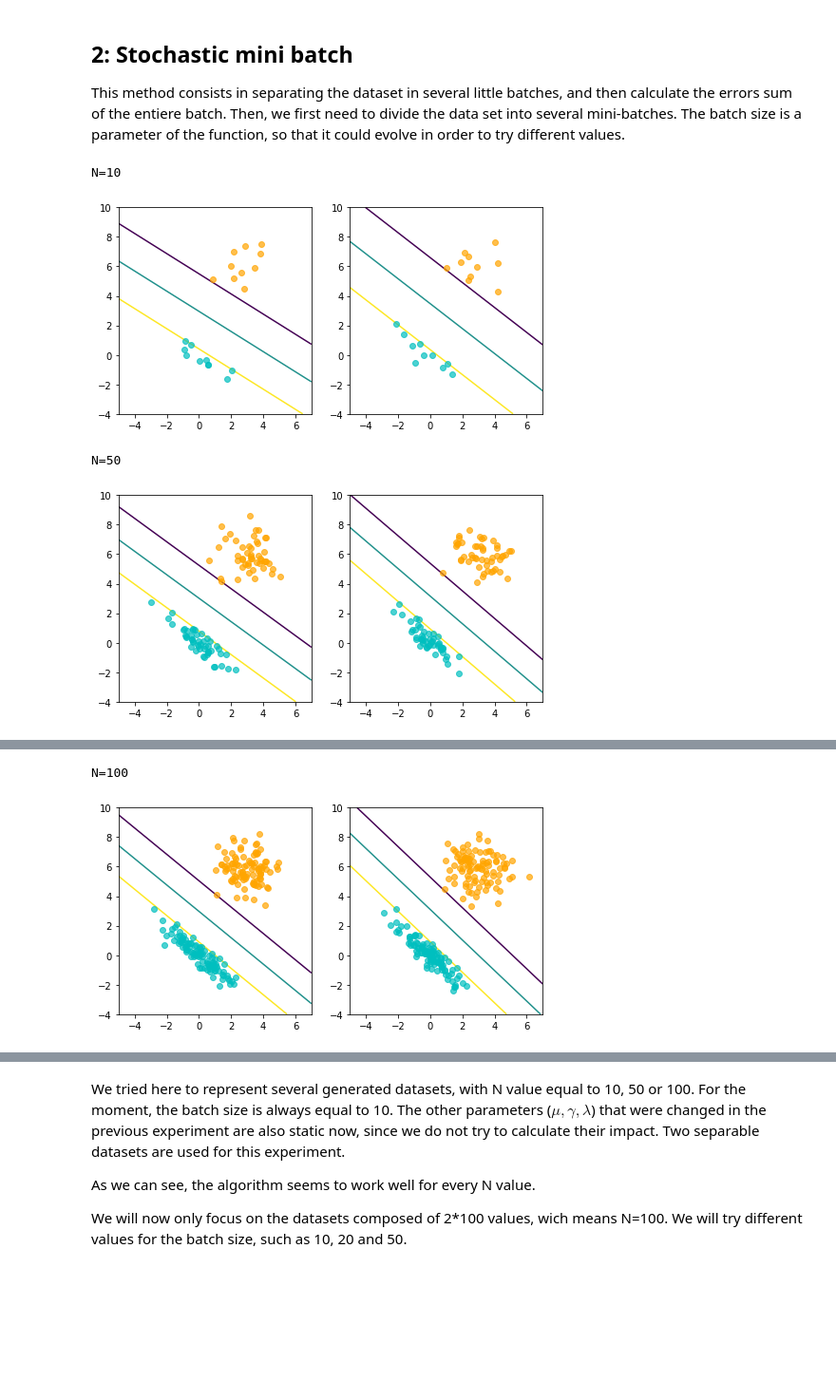
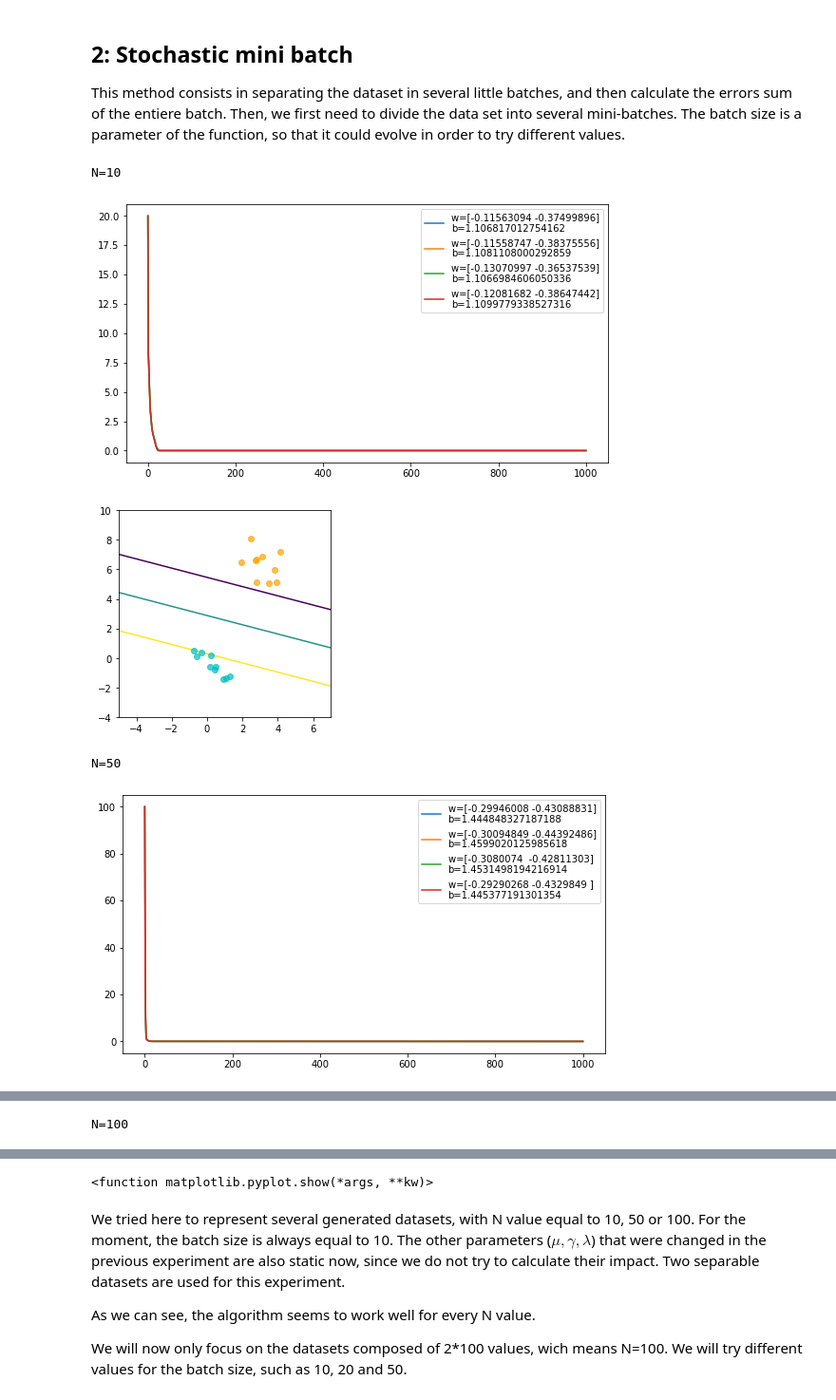
Before and after one commit to Roxane14/optimization, a Jupyter notebook: Lab4_5_CarlaSendra_RoxaneLeTensorer_RachelTrimble.ipynb, the cells around one changed output, grey strips where cells are left out. Shown at 95% size. Saved outputs shown, nothing was run; the diff lists cells and outputs as text; code cells hidden in the pictures; blank space fills up the shorter version.

```diff
--- a/Lab4_5_CarlaSendra_RoxaneLeTensorer_RachelTrimble.ipynb
+++ b/Lab4_5_CarlaSendra_RoxaneLeTensorer_RachelTrimble.ipynb
@@ -563,11 +562,15 @@ def construct_mini_batches(x, y, batch_size):
     x_batches=[]
     y_batches=[]
 
+    count = 0
+
     for i in range(int(len(x)/batch_size)):
-        new_x_batch=x[i:i+batch_size-1]
-        new_y_batch=y[i:i+batch_size-1]
+
+        new_x_batch=x[count:count+batch_size-1]
+        new_y_batch=y[count:count+batch_size-1]
         x_batches.append(new_x_batch)
         y_batches.append(new_y_batch)
+        count = count+batch_size-1
 
     return x_batches, y_batches
 # %%
@@ -620,52 +623,55 @@ def mini_batch_experiment(batch_size,X,Y, cluster1, cluster2):
     lam = 1e-4
     iters = 1000
 
+    fig = plt.figure(figsize=(20,5))
+    ax = fig.add_subplot(121)
+
     for i in range(4):
         w, b, best_point_seq, log_func = stoch_mini_batch(X, Y, lam, iters, mu, batch_size)
         ax.plot(best_point_seq, label='w='+str(w)+"\nb="+str(b))
+    ax.legend()
 
     plot_information = [cluster1, cluster2, w, b]
     return plot_information
 # %%
 # Try with different N values, and a batch size of 10
 
 batch_size = 10
 
 info = []
 info2 = []
 info3 = []
 
-for i in range(0,2):
 
-    N=10
-    X, Y, cluster1, cluster2 = generate_dataset(N,True)
-    newInfo = mini_batch_experiment(batch_size, X, Y, cluster1, cluster2)
-    info.append(newInfo)
-
-    N=50
-    X, Y, cluster1, cluster2 = generate_dataset(N,True)
-    newInfo = mini_batch_experiment(batch_size, X, Y, cluster1, cluster2)
-    info2.append(newInfo)
-
-    N=100
-    X, Y, cluster1, cluster2 = generate_dataset(N,True)
-    newInfo = mini_batch_experiment(batch_size, X, Y, cluster1, cluster2)
-    info3.append(newInfo)
-
-
+N=10
+X, Y, cluster1, cluster2 = generate_dataset(N,True)
+newInfo = mini_batch_experiment(batch_size, X, Y, cluster1, cluster2)
+info.append(newInfo)
 print("N=10")
 plot_information = np.array(info)
 plot_svm(plot_information)
+plt.show()
 
+N=50
+X, Y, cluster1, cluster2 = generate_dataset(N,True)
+newInfo = mini_batch_experiment(batch_size, X, Y, cluster1, cluster2)
+info2.append(newInfo)
 print("N=50")
 plot_information = np.array(info2)
 plot_svm(plot_information)
+plt.show
 
+N=100
+X, Y, cluster1, cluster2 = generate_dataset(N,True)
+newInfo = mini_batch_experiment(batch_size, X, Y, cluster1, cluster2)
+info3.append(newInfo)
 print("N=100")
 plot_information = np.array(info3)
 plot_svm(plot_information)
+plt.show
 # %% [output]
 N=10
-[figure, old version]
+[figure, new version]
+[figure, new version]
 N=50
-[figure, old version]
+[figure, new version]
@@ -672,2 +679 @@ N=50
 N=100
-[figure, old version]
@@ -674,3 +682,4 @@ N=100
+<function matplotlib.pyplot.show(*args, **kw)>
 # %% [markdown]
 We tried here to represent several generated datasets, with N value equal to 10, 50 or 100. For the moment, the batch size is always equal to 10. The other parameters ($\mu, \gamma, \lambda$) that were changed in the previous experiment are also static now, since we do not try to calculate their impact. Two separable datasets are used for this experiment.
 
```
Also changed, not shown: parts of 15 cells of this notebook.
